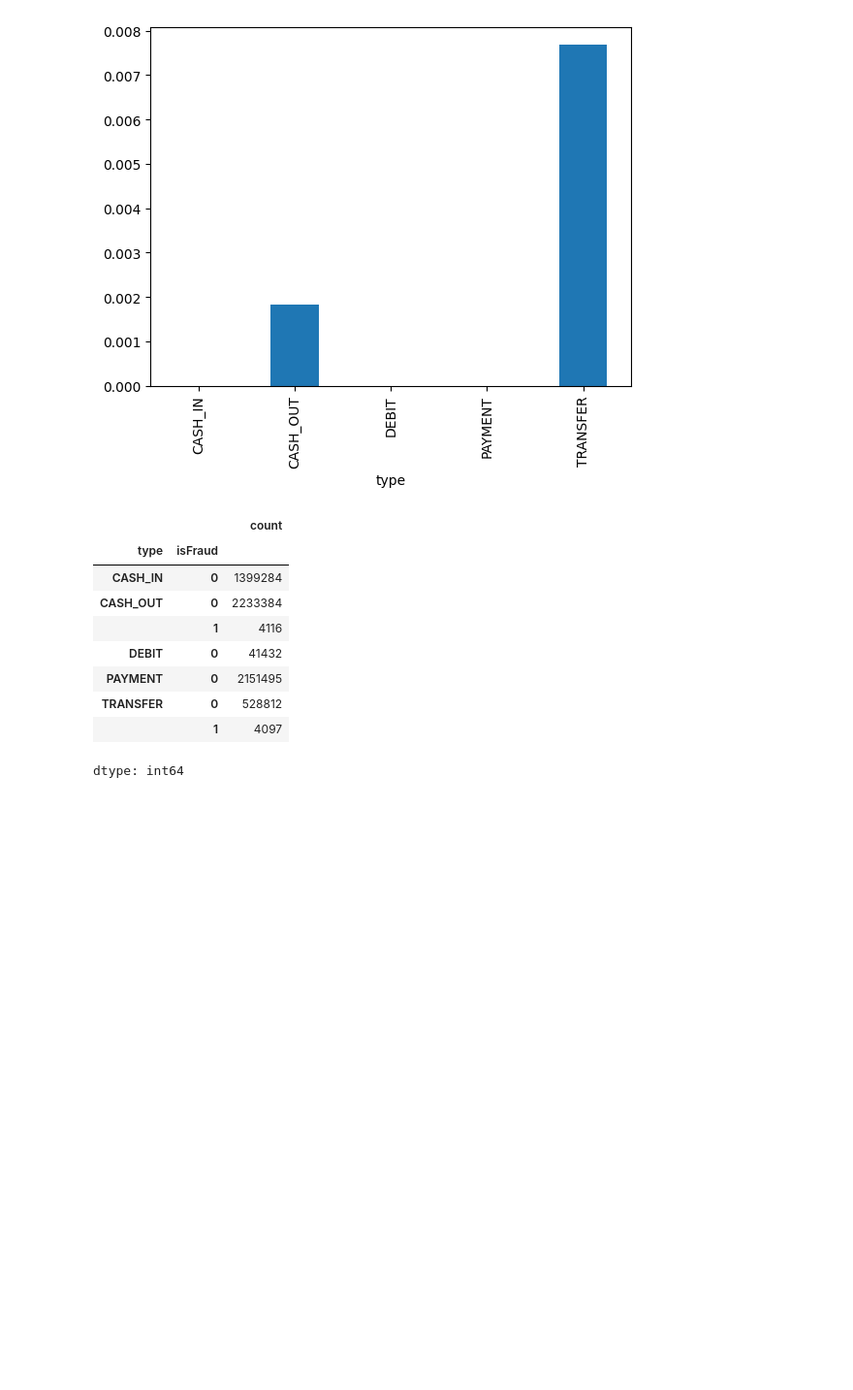
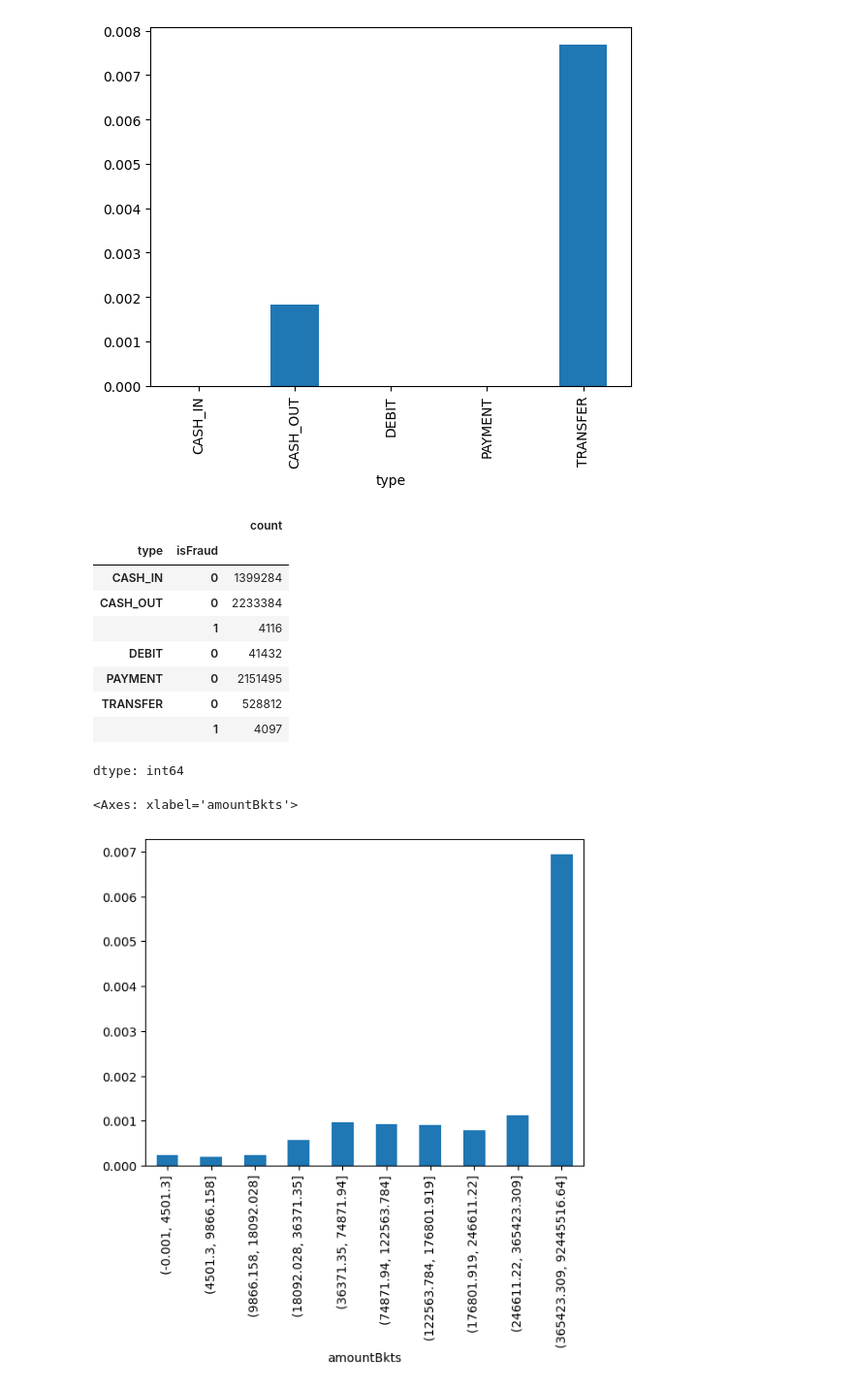
Before and after one commit to ingabLee/low-code-book-projects, a Jupyter notebook: Fraud_Detection_Model.ipynb, the cells around one changed output. Shown: that part at 97% size. Drawn from its saved outputs; the diff is of its cells as text; code cells hidden in the pictures; blank space fills up the shorter version.

```diff
--- a/Fraud_Detection_Model.ipynb
+++ b/Fraud_Detection_Model.ipynb
@@ -90,3 +90,9 @@ transaction_df.groupby('type')['isFraud'].value_counts()
 | TRANSFER | 0 | 528812 |
 |  | 1 | 4097 |
 dtype: int64
+# %%
+transaction_df['amountBkts'] = pd.qcut(transaction_df['amount'], 10)
+transaction_df.groupby('amountBkts')['isFraud'].mean().plot.bar()
+# %% [output]
+<Axes: xlabel='amountBkts'>
+[figure, added]
```
Also changed, not shown: parts of 5 cells of this notebook.
